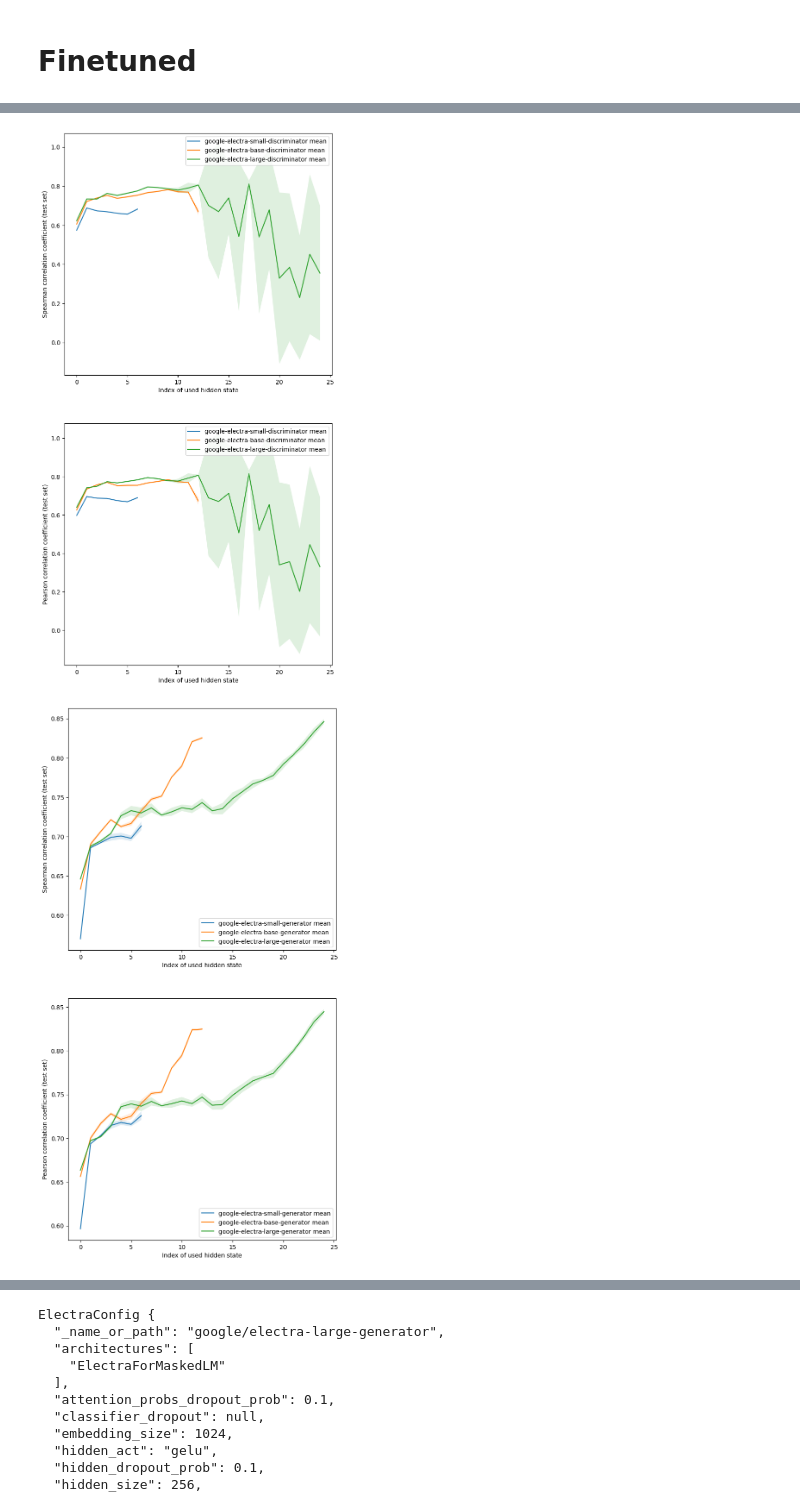
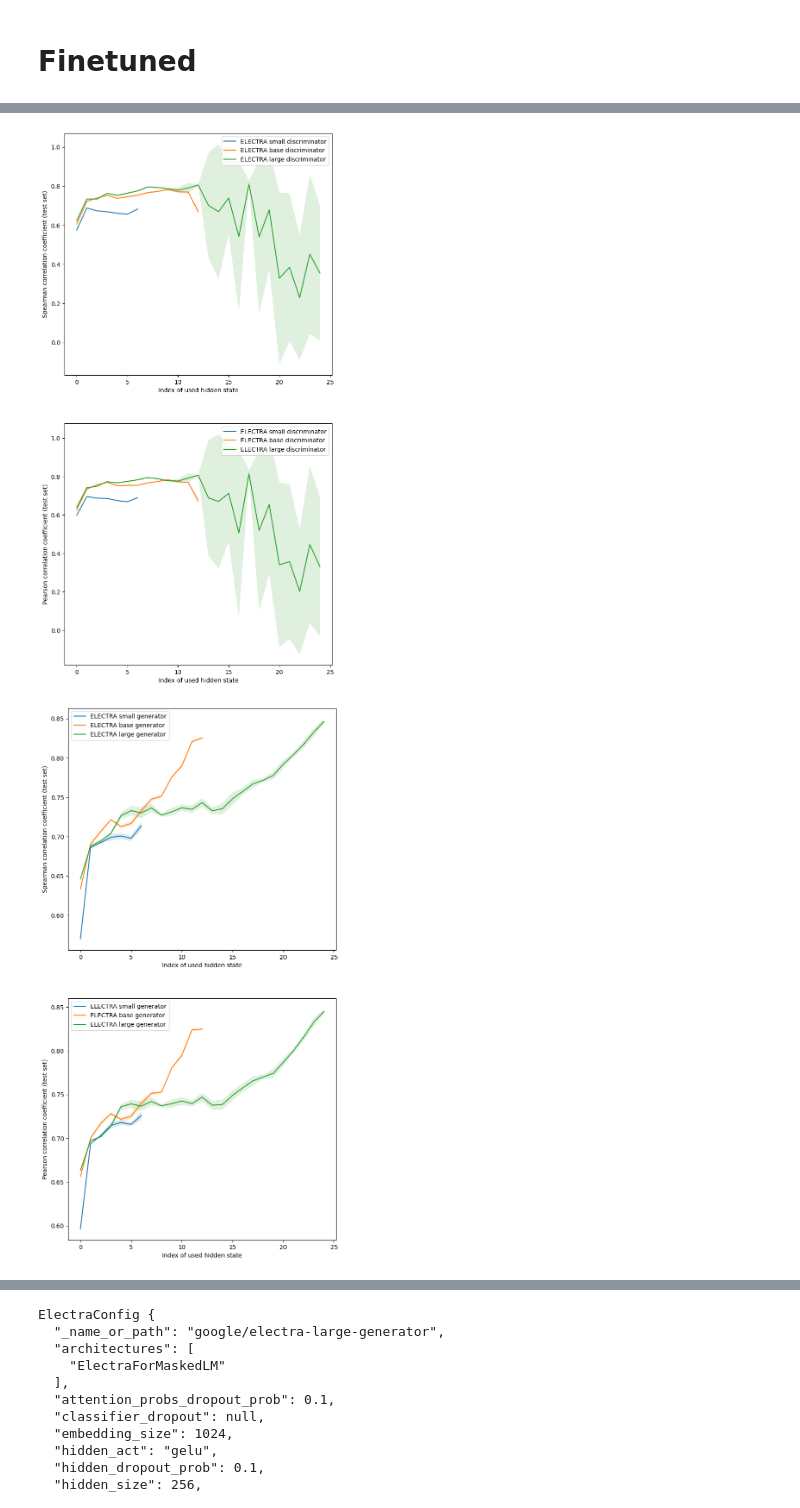
Before and after one commit to ir2718/similarity-embedding-quality, a Jupyter notebook: notebooks/comparison.ipynb, the cells around one changed output, grey strips where cells are left out. Cells and saved outputs as stored; diff of their text form; code cells hidden in the pictures.

```diff
--- a/notebooks/comparison.ipynb
+++ b/notebooks/comparison.ipynb
@@ -10,9 +10,9 @@ def plot_func(models):
         m = x[0]
         pool = x[1]
         c = x[2]
-        json_names = x[3]
+        json_names_labels = x[3]
         for p in pool:
-            for name in json_names:
+            for (name, label) in json_names_labels:
                 spearman, pearson = [], []
                 std_spearman, std_pearson = [], []
                 for i in range(c):
@@ -28,7 +28,7 @@ def plot_func(models):
                     std_pearson.append((mean_2-std_2, mean_2+std_2))
                     pearson.append(mean_2)
 
-                axs[0].plot(spearman, label=f"{m} {p}")
+                axs[0].plot(spearman, label=label)
                 if "unsupervised" not in name:
                     axs[0].fill_between(
                         np.array(list(range(c))),
@@ -40,7 +40,7 @@ def plot_func(models):
                 axs[0].set_ylabel("Spearman correlation coefficient (test set)")
                 axs[0].legend()
 
-                axs[1].plot(pearson, label=f"{m} {p}")
+                axs[1].plot(pearson, label=label)
                 if "unsupervised" not in name:
                     axs[1].fill_between(
                         np.array(list(range(c))),
@@ -124,22 +165,46 @@ plot_func(models)
 # %%
 models = [
-    ("google-electra-small-discriminator", ["mean"], 7, ["test_results"]),
-    ("google-electra-base-discriminator", ["mean"], 13, ["test_results"]),
-    ("google-electra-large-discriminator", ["mean"], 25, ["test_results"]),
+    ("google-electra-small-discriminator", ["mean"], 7,
+         [
+            ("test_results", "ELECTRA small discriminator"),
+         ]
+    ),
+    ("google-electra-base-discriminator", ["mean"], 13,
+         [
+            ("test_results", "ELECTRA base discriminator"),
+         ]
+    ),
+    ("google-electra-large-discriminator", ["mean"], 25,
+        [
+            ("test_results", "ELECTRA large discriminator"),
+         ]
+    )
 ]
 
 plot_func(models)
 # %% [output]
-[figure, old version]
+[figure, new version]
 # %%
 models = [
-    ("google-electra-small-generator", ["mean"], 7, ["test_results"]),
-    ("google-electra-base-generator", ["mean"], 13, ["test_results"]),
-    ("google-electra-large-generator", ["mean"], 25, ["test_results"]),
+    ("google-electra-small-generator", ["mean"], 7,
+         [
+            ("test_results", "ELECTRA small generator"),
+         ]
+    ),
+    ("google-electra-base-generator", ["mean"], 13,
+         [
+            ("test_results", "ELECTRA base generator"),
+         ]
+    ),
+    ("google-electra-large-generator", ["mean"], 25,
+        [
+            ("test_results", "ELECTRA large generator"),
+         ]
+    )
 ]
 
 plot_func(models)
 # %% [output]
-[figure, old version]
+[figure, new version]
 # %%
 models = [
```
Also changed, not shown: parts of 10 cells of this notebook, 1 other file.
